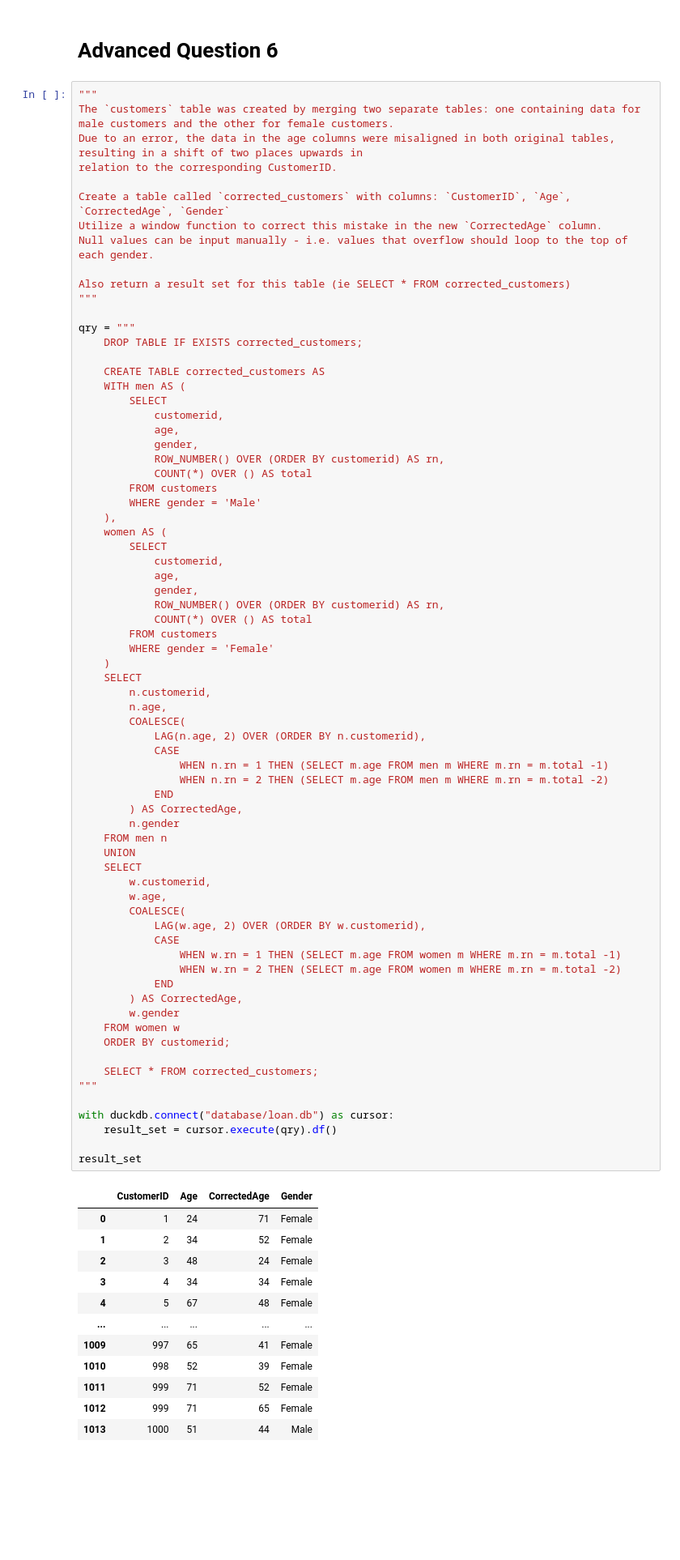
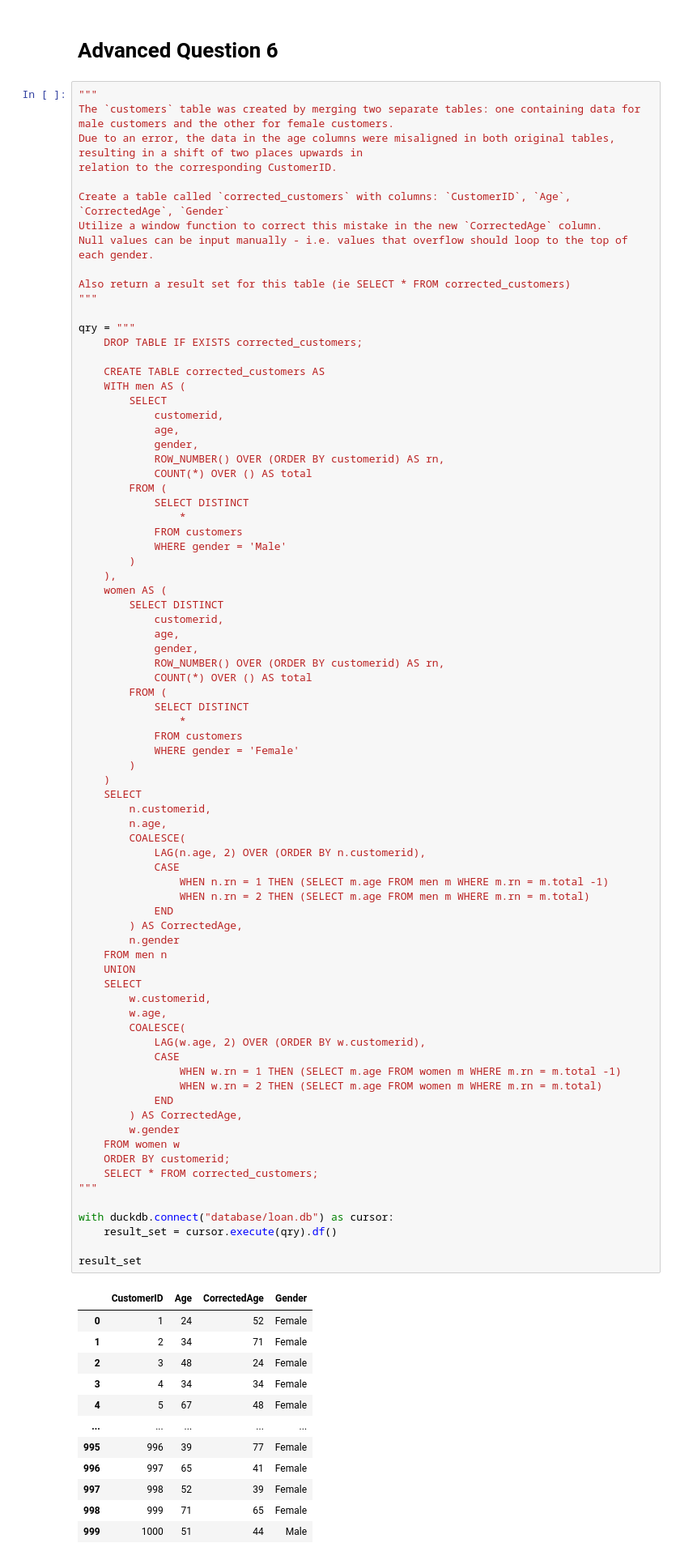
Before and after one commit to nathanMils/my-assesment, a Jupyter notebook: Task_1/EDA.ipynb, the cells around one changed output. Shown at 81% size. Drawn from its saved outputs; the diff is of its cells as text; blank space fills up the shorter version.

```diff
--- a/Task_1/EDA.ipynb
+++ b/Task_1/EDA.ipynb
@@ -461,18 +501,26 @@ qry = """
             gender,
             ROW_NUMBER() OVER (ORDER BY customerid) AS rn,
             COUNT(*) OVER () AS total
-        FROM customers
-        WHERE gender = 'Male'
+        FROM (
+            SELECT DISTINCT
+                *
+            FROM customers
+            WHERE gender = 'Male'
+        )
     ),
     women AS (
-        SELECT
+        SELECT DISTINCT
             customerid,
             age,
             gender,
             ROW_NUMBER() OVER (ORDER BY customerid) AS rn,
             COUNT(*) OVER () AS total
-        FROM customers
-        WHERE gender = 'Female'
+        FROM (
+            SELECT DISTINCT
+                *
+            FROM customers
+            WHERE gender = 'Female'
+        )
     )
     SELECT
         n.customerid,
@@ -480,44 +528,43 @@ qry = """
         COALESCE(
             LAG(n.age, 2) OVER (ORDER BY n.customerid),
             CASE
                 WHEN n.rn = 1 THEN (SELECT m.age FROM men m WHERE m.rn = m.total -1)
-                WHEN n.rn = 2 THEN (SELECT m.age FROM men m WHERE m.rn = m.total -2)
+                WHEN n.rn = 2 THEN (SELECT m.age FROM men m WHERE m.rn = m.total)
             END
         ) AS CorrectedAge,
         n.gender
     FROM men n
     UNION
     SELECT
         w.customerid,
         w.age,
         COALESCE(
             LAG(w.age, 2) OVER (ORDER BY w.customerid),
             CASE
                 WHEN w.rn = 1 THEN (SELECT m.age FROM women m WHERE m.rn = m.total -1)
-                WHEN w.rn = 2 THEN (SELECT m.age FROM women m WHERE m.rn = m.total -2)
+                WHEN w.rn = 2 THEN (SELECT m.age FROM women m WHERE m.rn = m.total)
             END
         ) AS CorrectedAge,
         w.gender
     FROM women w
     ORDER BY customerid;
-
     SELECT * FROM corrected_customers;
 """
 
 with duckdb.connect("database/loan.db") as cursor:
     result_set = cursor.execute(qry).df()
 
 result_set
 # %% [output]
 |  | CustomerID | Age | CorrectedAge | Gender |
-| 0 | 1 | 24 | 71 | Female |
-| 1 | 2 | 34 | 52 | Female |
+| 0 | 1 | 24 | 52 | Female |
+| 1 | 2 | 34 | 71 | Female |
 | 2 | 3 | 48 | 24 | Female |
 | 3 | 4 | 34 | 34 | Female |
 | 4 | 5 | 67 | 48 | Female |
 | ... | ... | ... | ... | ... |
-| 1009 | 997 | 65 | 41 | Female |
-| 1010 | 998 | 52 | 39 | Female |
-| 1011 | 999 | 71 | 52 | Female |
-| 1012 | 999 | 71 | 65 | Female |
-| 1013 | 1000 | 51 | 44 | Male |
+| 995 | 996 | 39 | 77 | Female |
+| 996 | 997 | 65 | 41 | Female |
+| 997 | 998 | 52 | 39 | Female |
+| 998 | 999 | 71 | 65 | Female |
+| 999 | 1000 | 51 | 44 | Male |
```
Also changed, not shown: parts of 5 cells of this notebook, 3 other files.
